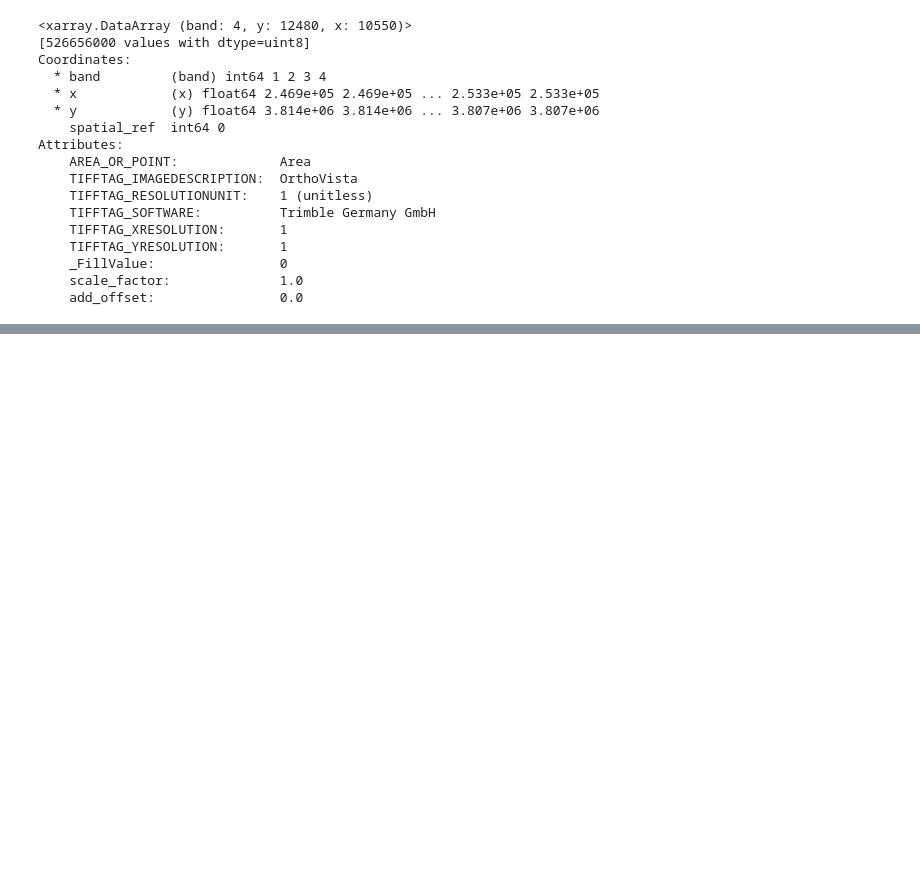
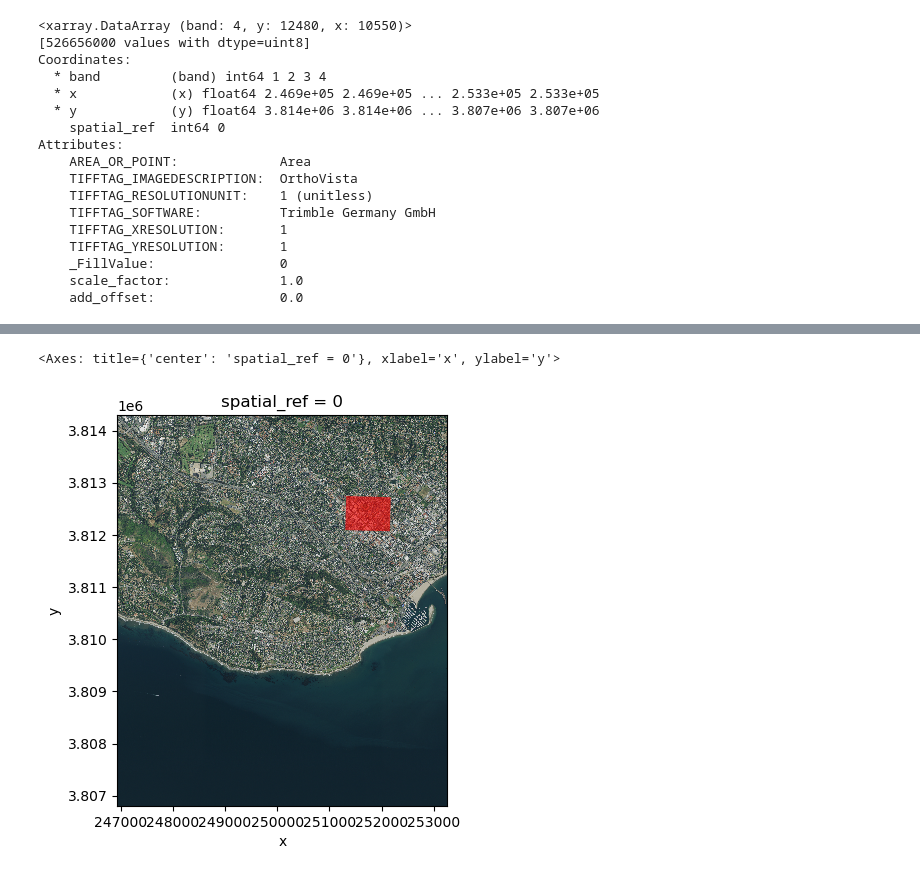
Before and after one commit to NCEAS/msai4earth-esa, a Jupyter notebook: examples/naip_example/access_naip.ipynb, the cells around one changed output, grey strips where cells are left out. Cells and saved outputs as stored; diff of their text form; code cells hidden in the pictures; blank space fills up the shorter version.

```diff
--- a/examples/naip_example/access_naip.ipynb
+++ b/examples/naip_example/access_naip.ipynb
@@ -190,7 +192,8 @@ item.assets['image'].href
 # %% [output]
 'https://naipeuwest.blob.core.windows.net/naip/v002/ca/2020/ca_060cm_2020/34119/m_3411935_sw_11_060_20200521.tif?st=2023-11-09T21%3A47%3A25Z&se=2023-11-17T21%3A47%3A25Z&sp=rl&sv=2021-06-08&sr=c&skoid= ...
 # %%
-rioxr.open_rasterio(item.assets['image'].href)
+sb = rioxr.open_rasterio(item.assets['image'].href)
+sb
 # %% [output]
 <xarray.DataArray (band: 4, y: 12480, x: 10550)>
 [526656000 values with dtype=uint8]
@@ -211,0 +222,5 @@ Attributes:
+# %%
+# reproject aoi to rgb crs
+aoi = aoi.to_crs(sb.rio.crs)
+print('matched crs?',  aoi.crs == sb.rio.crs)
+aoi.crs
@@ -211,0 +242,12 @@ Attributes:
+# %%
+fig, ax = plt.subplots()
+
+size = 6 # height in in of plot height
+aspect = sb.rio.width / sb.rio.height # ratio of widht/height
+fig.set_size_inches((size, size*aspect)) # reuse size and aspect
+
+sb.sel(band=[1,2,3]).plot.imshow(ax=ax)
+aoi.plot(ax=ax, color='red', alpha=0.6)
+# %% [output]
+<Axes: title={'center': 'spatial_ref = 0'}, xlabel='x', ylabel='y'>
+[figure, added]
```
Also changed, not shown: parts of 5 cells of this notebook.
